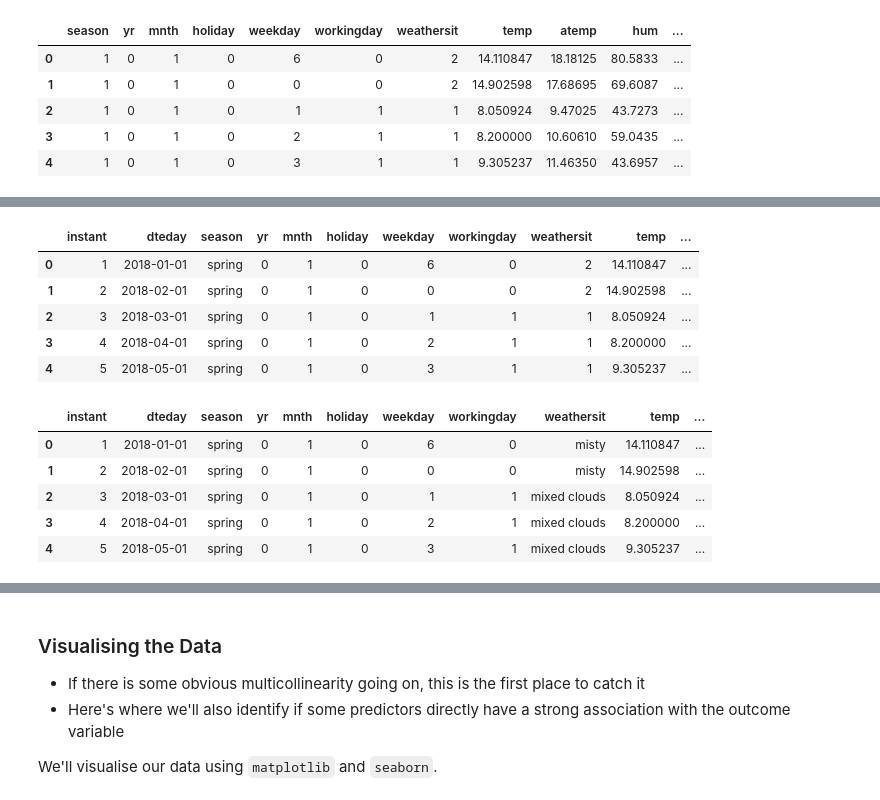
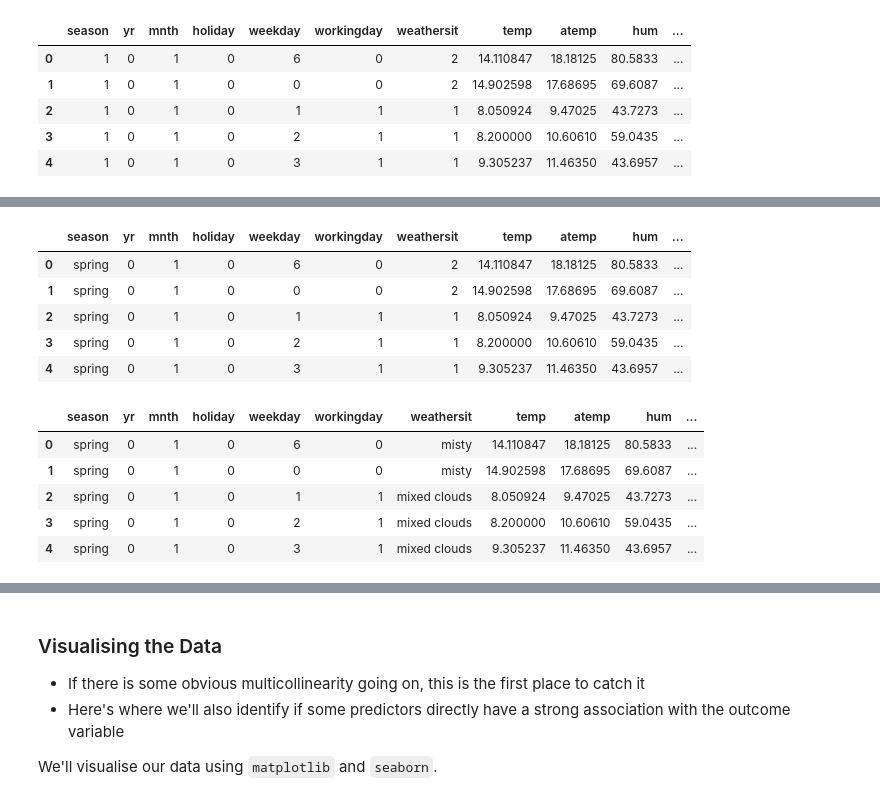
Before and after one commit to RavishankarDuMCA10/BikeSharingCaseStudy, a Jupyter notebook: BikeSharing.ipynb, the cells around one changed output, grey strips where cells are left out. Drawn from its saved outputs; the diff is of its cells as text; code cells hidden in the pictures.

Commit message:
Worked on EDA for Bike dataset.

```diff
--- a/BikeSharing.ipynb
+++ b/BikeSharing.ipynb
@@ -244,23 +244,23 @@ dtypes: category(4), float64(4), int64(4)
 memory usage: 49.7 KB
 # %%
 # Converting 'season''s values into categorical string values
-df_bike['season'] = df_bike['season'].map({1:'spring', 2:'summer', 3:'fall', 4:'winter'})
-df_bike.head()
+bike['season'] = bike['season'].map({1:'spring', 2:'summer', 3:'fall', 4:'winter'})
+bike.head()
 # %% [output]
-|  | instant | dteday | season | yr | mnth | holiday | weekday | workingday | weathersit | temp | ... |
-| 0 | 1 | 2018-01-01 | spring | 0 | 1 | 0 | 6 | 0 | 2 | 14.110847 | ... |
-| 1 | 2 | 2018-02-01 | spring | 0 | 1 | 0 | 0 | 0 | 2 | 14.902598 | ... |
-| 2 | 3 | 2018-03-01 | spring | 0 | 1 | 0 | 1 | 1 | 1 | 8.050924 | ... |
-| 3 | 4 | 2018-04-01 | spring | 0 | 1 | 0 | 2 | 1 | 1 | 8.200000 | ... |
-| 4 | 5 | 2018-05-01 | spring | 0 | 1 | 0 | 3 | 1 | 1 | 9.305237 | ... |
+|  | season | yr | mnth | holiday | weekday | workingday | weathersit | temp | atemp | hum | ... |
+| 0 | spring | 0 | 1 | 0 | 6 | 0 | 2 | 14.110847 | 18.18125 | 80.5833 | ... |
+| 1 | spring | 0 | 1 | 0 | 0 | 0 | 2 | 14.902598 | 17.68695 | 69.6087 | ... |
+| 2 | spring | 0 | 1 | 0 | 1 | 1 | 1 | 8.050924 | 9.47025 | 43.7273 | ... |
+| 3 | spring | 0 | 1 | 0 | 2 | 1 | 1 | 8.200000 | 10.60610 | 59.0435 | ... |
+| 4 | spring | 0 | 1 | 0 | 3 | 1 | 1 | 9.305237 | 11.46350 | 43.6957 | ... |
 # %%
 # Converting 'weathersit''s values into categorical string values
-df_bike['weathersit'] = df_bike['weathersit'].map({1:'mixed clouds', 2:'misty', 3:'light precipitation', 4:'heavy precipitation'})
-df_bike.head()
+bike['weathersit'] = bike['weathersit'].map({1:'mixed clouds', 2:'misty', 3:'light precipitation', 4:'heavy precipitation'})
+bike.head()
 # %% [output]
-|  | instant | dteday | season | yr | mnth | holiday | weekday | workingday | weathersit | temp | ... |
-| 0 | 1 | 2018-01-01 | spring | 0 | 1 | 0 | 6 | 0 | misty | 14.110847 | ... |
-| 1 | 2 | 2018-02-01 | spring | 0 | 1 | 0 | 0 | 0 | misty | 14.902598 | ... |
-| 2 | 3 | 2018-03-01 | spring | 0 | 1 | 0 | 1 | 1 | mixed clouds | 8.050924 | ... |
-| 3 | 4 | 2018-04-01 | spring | 0 | 1 | 0 | 2 | 1 | mixed clouds | 8.200000 | ... |
-| 4 | 5 | 2018-05-01 | spring | 0 | 1 | 0 | 3 | 1 | mixed clouds | 9.305237 | ... |
+|  | season | yr | mnth | holiday | weekday | workingday | weathersit | temp | atemp | hum | ... |
+| 0 | spring | 0 | 1 | 0 | 6 | 0 | misty | 14.110847 | 18.18125 | 80.5833 | ... |
+| 1 | spring | 0 | 1 | 0 | 0 | 0 | misty | 14.902598 | 17.68695 | 69.6087 | ... |
+| 2 | spring | 0 | 1 | 0 | 1 | 1 | mixed clouds | 8.050924 | 9.47025 | 43.7273 | ... |
+| 3 | spring | 0 | 1 | 0 | 2 | 1 | mixed clouds | 8.200000 | 10.60610 | 59.0435 | ... |
+| 4 | spring | 0 | 1 | 0 | 3 | 1 | mixed clouds | 9.305237 | 11.46350 | 43.6957 | ... |
```
Also changed, not shown: parts of 34 cells of this notebook, 1 other file.
